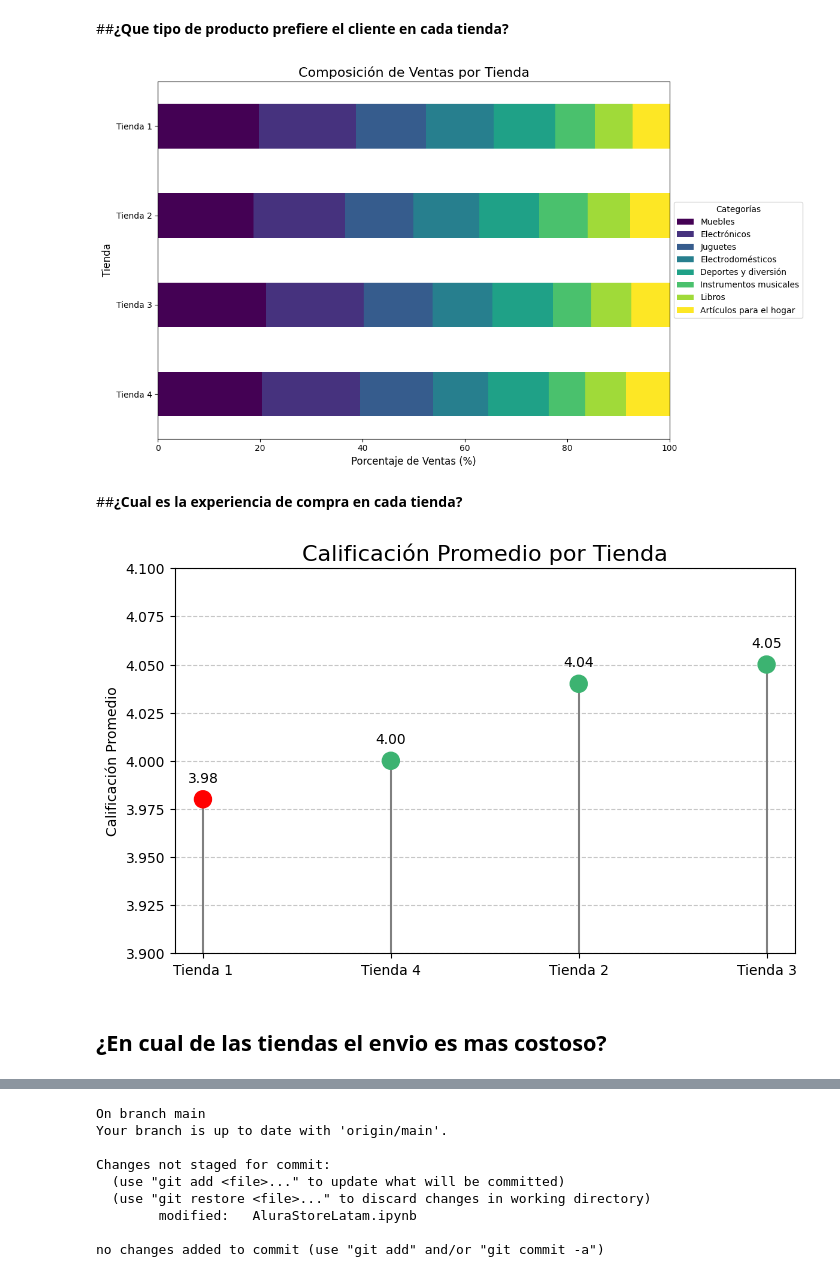
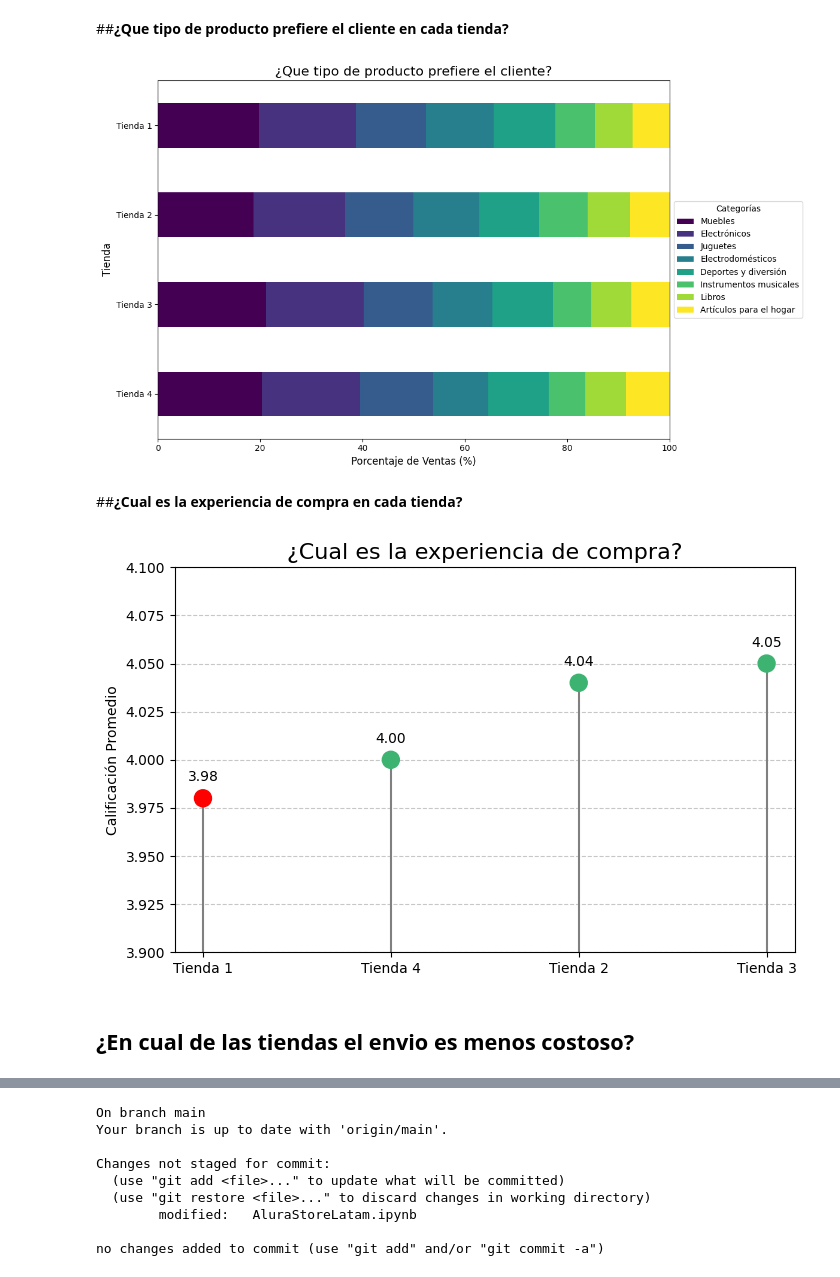
Before and after one commit to Omar05129/Alura-Store-Challengue, a Jupyter notebook: AluraStoreLatam.ipynb, the cells around one changed output, grey strips where cells are left out. Saved outputs shown, nothing was run; the diff lists cells and outputs as text; code cells hidden in the pictures.

```diff
--- a/AluraStoreLatam.ipynb
+++ b/AluraStoreLatam.ipynb
@@ -634,7 +634,7 @@ ax = df_transpuesto.plot(
     colormap='viridis'
 )
 
-ax.set_title('Composición de Ventas por Tienda', fontsize=16)
+ax.set_title('¿Que tipo de producto prefiere el cliente?', fontsize=16)
 ax.set_xlabel('Porcentaje de Ventas (%)', fontsize=12)
 ax.set_ylabel('Tienda', fontsize=12)
 
@@ -651,7 +651,7 @@ ax.invert_yaxis()
 plt.tight_layout()
 plt.show()
 # %% [output]
-[figure, old version]
+[figure, new version]
 # %% [markdown]
 ##**¿Cual es la experiencia de compra en cada tienda?**
 # %%
@@ -670,37 +670,37 @@ colores = [color_base] * len(datos_plot)
 colores[0] = color_destaque_bajo
 
 # --- Creación del Gráfico ---
 fig, ax = plt.subplots(figsize=(8, 5))
 
 # Dibujamos las líneas (stem)
 ax.stem(datos_plot.index, datos_plot.values,
         linefmt='grey',      # Estilo de la línea
         markerfmt=' ',       # Ocultamos el marcador por defecto
         basefmt=" ")         # Ocultamos la línea base en y=0
 
 # Dibujamos los puntos (scatter) encima, usando nuestra lista de colores
 ax.scatter(datos_plot.index, datos_plot.values, color=colores, s=150, zorder=3)
 
 # Mantenemos el zoom para ver las diferencias
 ax.set_ylim(3.90, 4.10)
 
 # --- Personalización ---
-ax.set_title("Calificación Promedio por Tienda", fontsize=16)
+ax.set_title("¿Cual es la experiencia de compra?", fontsize=16)
 ax.set_ylabel("Calificación Promedio")
 ax.grid(axis='y', linestyle='--', alpha=0.7)
 ax.tick_params(axis='x', rotation=0) # Asegurarse que las etiquetas estan horizontales
 
 # Añadir etiquetas de datos
 for i, txt in enumerate(datos_plot.values):
     ax.annotate(f'{txt:.2f}', (datos_plot.index[i], txt),
                 ha='center', va='bottom', xytext=(0, 10),
                 textcoords='offset points')
 
 plt.show()
 # %% [output]
-[figure, old version]
+[figure, new version]
 # %% [markdown]
-## **¿En cual de las tiendas el envio es mas costoso?**
+## **¿En cual de las tiendas el envio es menos costoso?**
 # %%
 # Ordenamos de forma DESCENDENTE
 datos_plot = tabla_Envio_Promedio.T.squeeze().sort_values(ascending=False)
```
Also changed, not shown: parts of 23 cells of this notebook.
